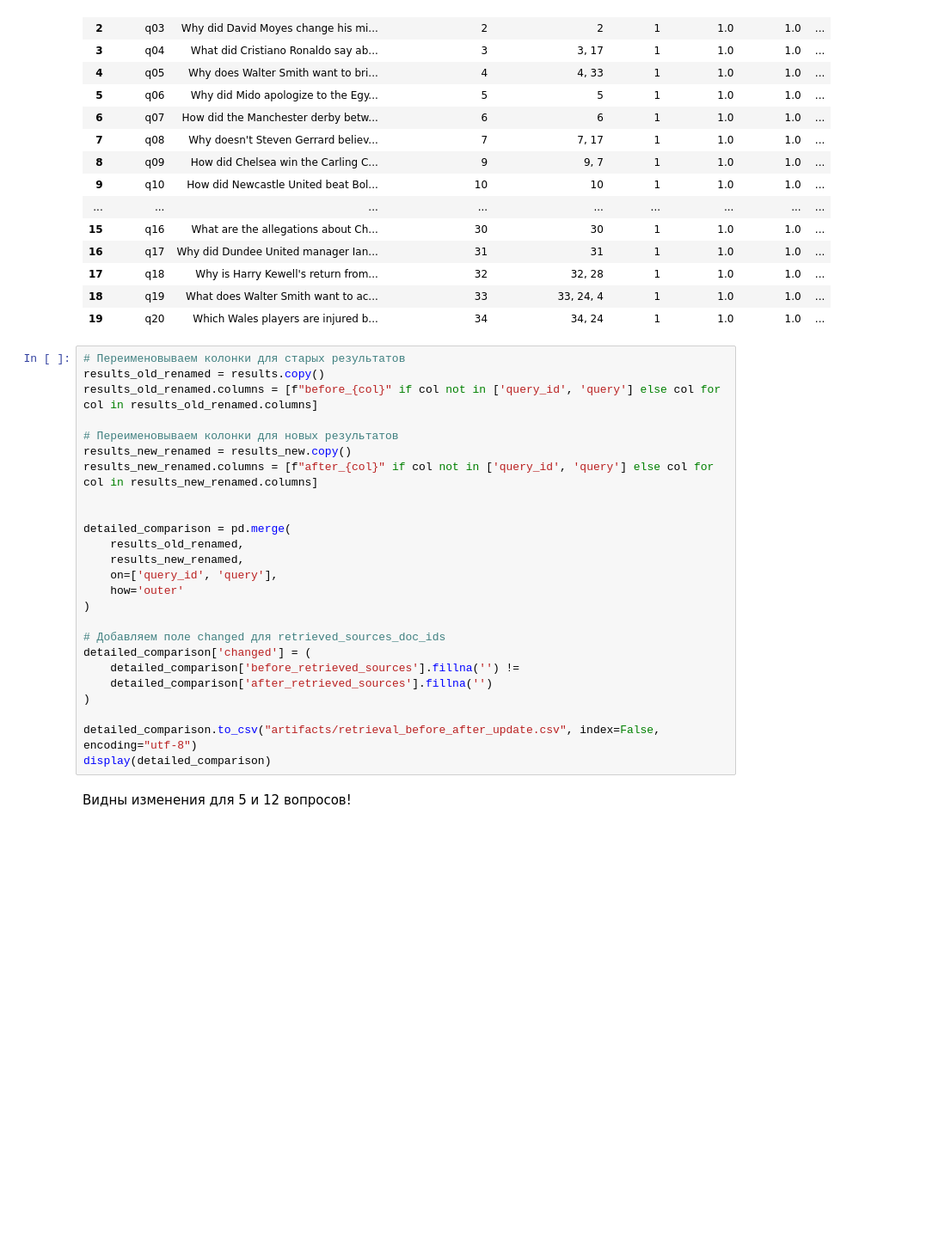
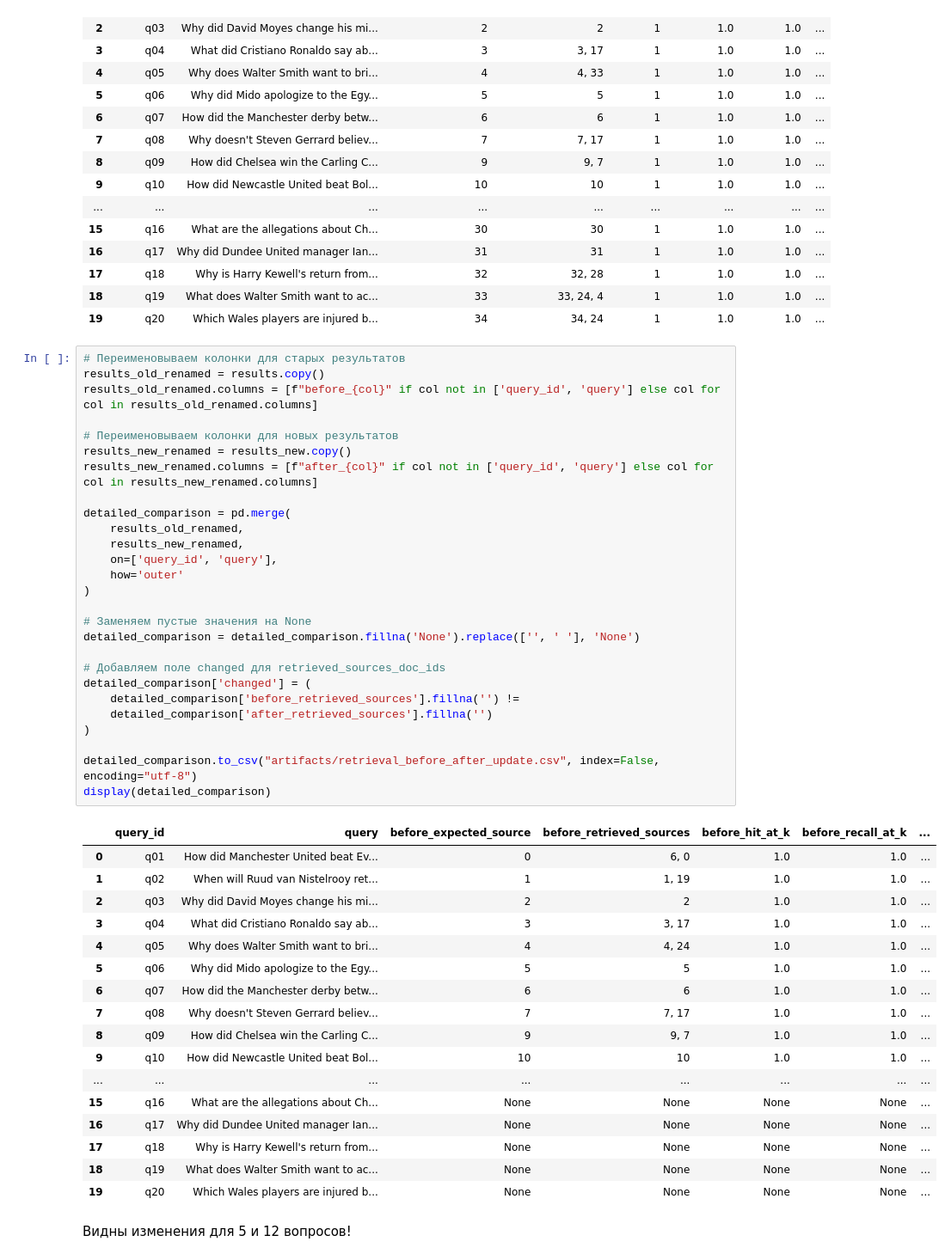
Before and after one commit to FazilM566/engineering, a Jupyter notebook: homeworks/HW14/HW14.ipynb, the cells around one changed output. Shown at 86% size. Drawn from its saved outputs; the diff is of its cells as text; blank space fills up the shorter version.

```diff
--- a/homeworks/HW14/HW14.ipynb
+++ b/homeworks/HW14/HW14.ipynb
@@ -673,28 +674,48 @@ display(results_new)
 # %%
 # Переименовываем колонки для старых результатов
 results_old_renamed = results.copy()
 results_old_renamed.columns = [f"before_{col}" if col not in ['query_id', 'query'] else col for col in results_old_renamed.columns]
 
 # Переименовываем колонки для новых результатов
 results_new_renamed = results_new.copy()
 results_new_renamed.columns = [f"after_{col}" if col not in ['query_id', 'query'] else col for col in results_new_renamed.columns]
 
-
 detailed_comparison = pd.merge(
     results_old_renamed,
     results_new_renamed,
     on=['query_id', 'query'],
     how='outer'
 )
+
+# Заменяем пустые значения на None
+detailed_comparison = detailed_comparison.fillna('None').replace(['', ' '], 'None')
 
 # Добавляем поле changed для retrieved_sources_doc_ids
 detailed_comparison['changed'] = (
     detailed_comparison['before_retrieved_sources'].fillna('') !=
     detailed_comparison['after_retrieved_sources'].fillna('')
 )
 
 detailed_comparison.to_csv("artifacts/retrieval_before_after_update.csv", index=False, encoding="utf-8")
 display(detailed_comparison)
+# %% [output]
+|  | query_id | query | before_expected_source | before_retrieved_sources | before_hit_at_k | before_recall_at_k | ... |
+| 0 | q01 | How did Manchester United beat Ev... | 0 | 6, 0 | 1.0 | 1.0 | ... |
+| 1 | q02 | When will Ruud van Nistelrooy ret... | 1 | 1, 19 | 1.0 | 1.0 | ... |
+| 2 | q03 | Why did David Moyes change his mi... | 2 | 2 | 1.0 | 1.0 | ... |
+| 3 | q04 | What did Cristiano Ronaldo say ab... | 3 | 3, 17 | 1.0 | 1.0 | ... |
+| 4 | q05 | Why does Walter Smith want to bri... | 4 | 4, 24 | 1.0 | 1.0 | ... |
+| 5 | q06 | Why did Mido apologize to the Egy... | 5 | 5 | 1.0 | 1.0 | ... |
+| 6 | q07 | How did the Manchester derby betw... | 6 | 6 | 1.0 | 1.0 | ... |
+| 7 | q08 | Why doesn't Steven Gerrard believ... | 7 | 7, 17 | 1.0 | 1.0 | ... |
+| 8 | q09 | How did Chelsea win the Carling C... | 9 | 9, 7 | 1.0 | 1.0 | ... |
+| 9 | q10 | How did Newcastle United beat Bol... | 10 | 10 | 1.0 | 1.0 | ... |
+| ... | ... | ... | ... | ... | ... | ... | ... |
+| 15 | q16 | What are the allegations about Ch... | None | None | None | None | ... |
+| 16 | q17 | Why did Dundee United manager Ian... | None | None | None | None | ... |
+| 17 | q18 | Why is Harry Kewell's return from... | None | None | None | None | ... |
+| 18 | q19 | What does Walter Smith want to ac... | None | None | None | None | ... |
+| 19 | q20 | Which Wales players are injured b... | None | None | None | None | ... |
 # %% [markdown]
 Видны изменения для 5 и 12 вопросов!
 # %% [markdown]
```
Also changed, not shown: parts of 2 cells of this notebook, 1 other file.
